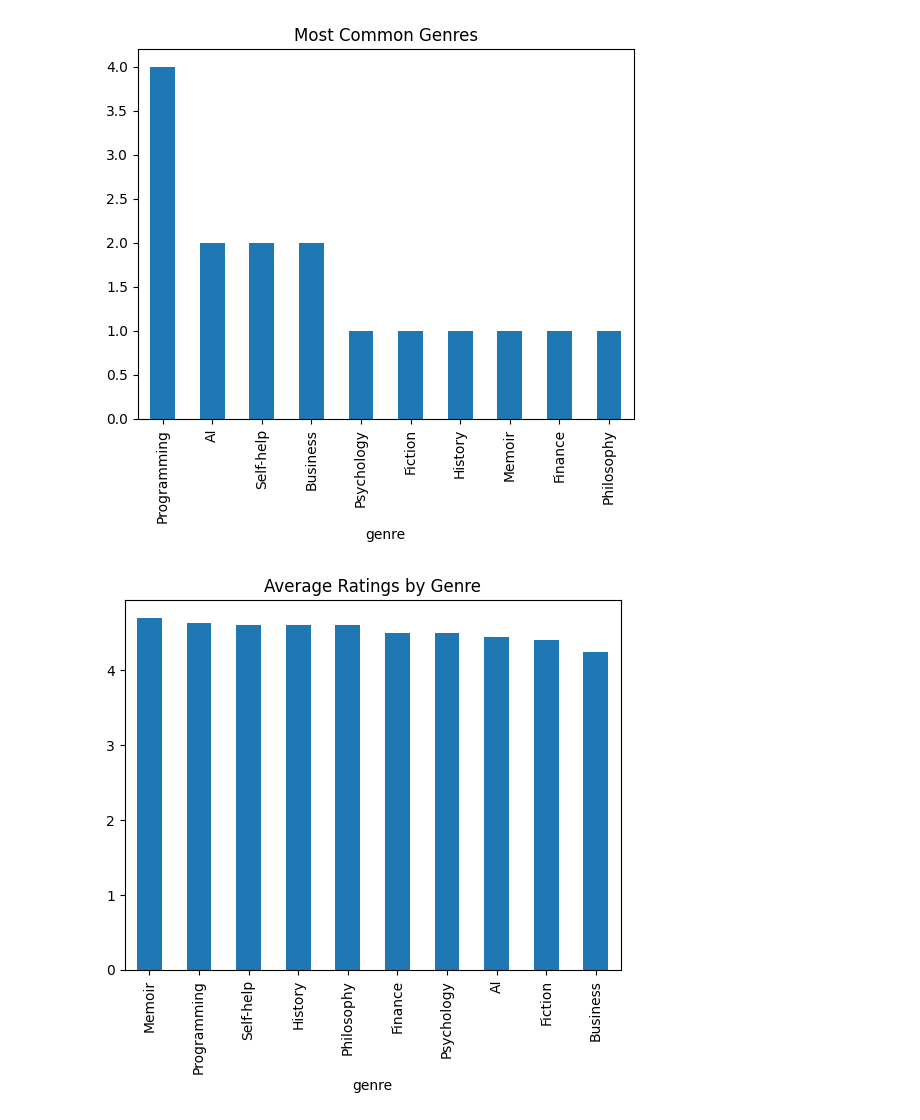
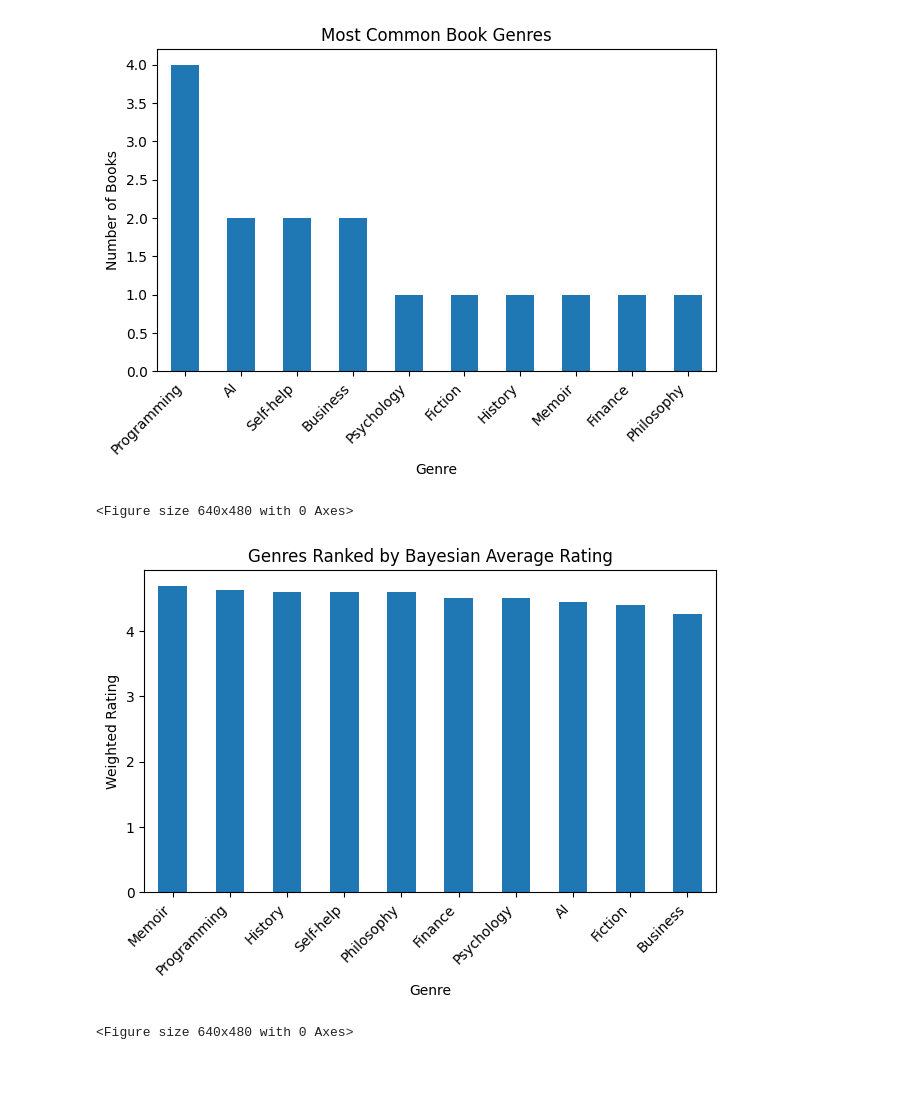
Before and after one commit to evapatel1654/Book_Management_App, a Jupyter notebook: Book_Management_App/notebooks/book_analytics.ipynb, the cells around one changed output. Cells and saved outputs as stored; diff of their text form; code cells hidden in the pictures; blank space fills up the shorter version.

```diff
--- a/Book_Management_App/notebooks/book_analytics.ipynb
+++ b/Book_Management_App/notebooks/book_analytics.ipynb
@@ -3,6 +5,29 @@ import pandas as pd
 import matplotlib.pyplot as plt
 # %%
-df = pd.read_json("../data/books.json")
+# Load JSON data
+with open("../data/books.json", "r") as f:
+    books = json.load(f)
+
+# Create DataFrame
+df = pd.DataFrame(books)
 # %%
-# Clean missing values
-df.fillna({"genre": "Unknown", "average_rating": 0, "ratings_count": 0}, inplace=True)
+# Drop rows with missing essential fields
+df = df.dropna(subset=["title", "author"])
+
+# Convert numeric columns safely
+numeric_cols = [
+    "average_rating",
+    "ratings_count",
+    "price_usd",
+    "publication_year",
+    "sales_millions"
+]
+
+for col in numeric_cols:
+    df[col] = pd.to_numeric(df[col], errors="coerce")
+
+# Normalize genre (replace missing)
+df["genre"] = df["genre"].fillna("Unknown")
+
+# Ensure availability is boolean
+df["available"] = df["available"].astype(bool)
@@ -27,8 +34,16 @@ df.fillna({"genre": "Unknown", "average_rating": 0, "ratings_count": 0}, inplace
 # %%
 
-# Most common genres
 genre_counts = df["genre"].value_counts()
-genre_counts.plot(kind="bar", title="Most Common Genres")
+
+plt.figure()
+genre_counts.plot(kind="bar")
+plt.title("Most Common Book Genres")
+plt.xlabel("Genre")
+plt.ylabel("Number of Books")
+plt.xticks(rotation=45, ha="right")
+plt.tight_layout()
+plt.show()
 plt.savefig("../assets/charts/genre_counts.png")
 # %% [output]
-[figure, old version]
+[figure, new version]
+<Figure size 640x480 with 0 Axes>
@@ -35,8 +77,14 @@ plt.savefig("../assets/charts/genre_counts.png")
 # %%
 
-# Highest rated genres
-avg_ratings = df.groupby("genre")["average_rating"].mean().sort_values(ascending=False)
-avg_ratings.plot(kind="bar", title="Average Ratings by Genre")
+plt.figure()
+genre_stats["weighted_rating"].plot(kind="bar")
+plt.title("Genres Ranked by Bayesian Average Rating")
+plt.xlabel("Genre")
+plt.ylabel("Weighted Rating")
+plt.xticks(rotation=45, ha="right")
+plt.tight_layout()
+plt.show()
 plt.savefig("../assets/charts/avg_ratings.png")
 # %% [output]
-[figure, old version]
+[figure, new version]
+<Figure size 640x480 with 0 Axes>
```
Also changed, not shown: parts of 7 cells of this notebook, 5 other files.
